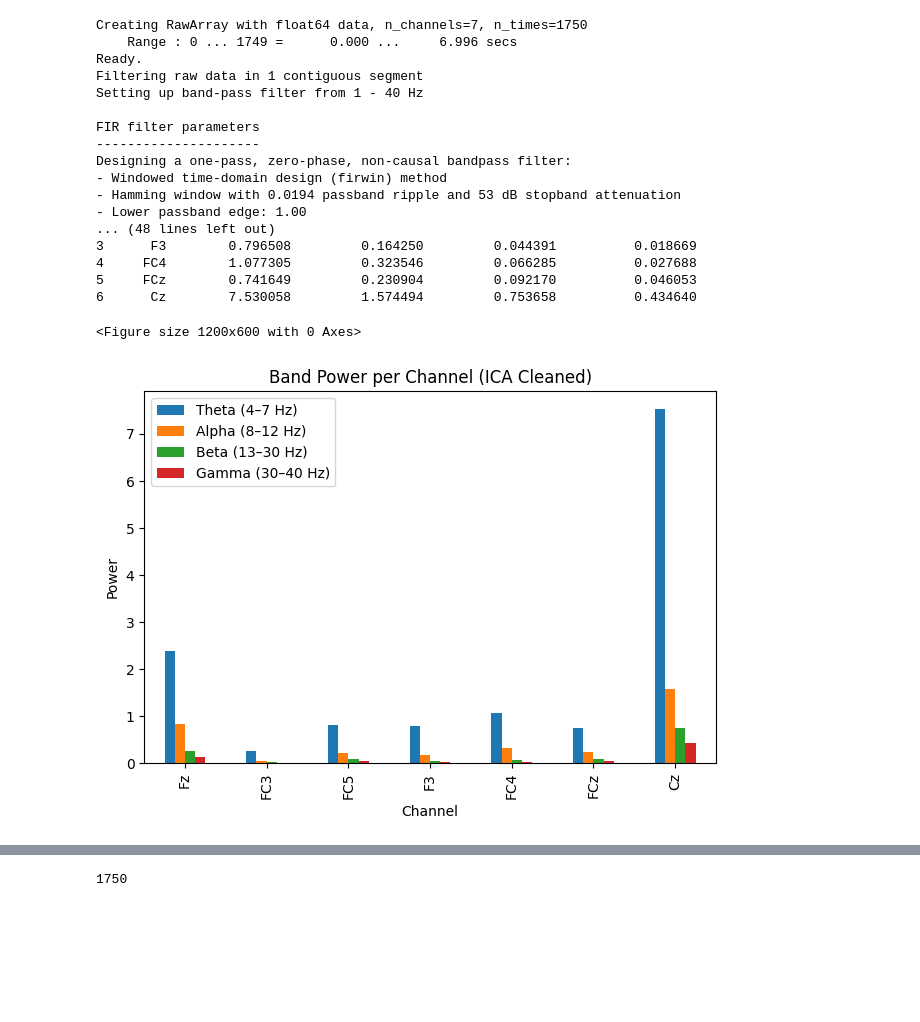
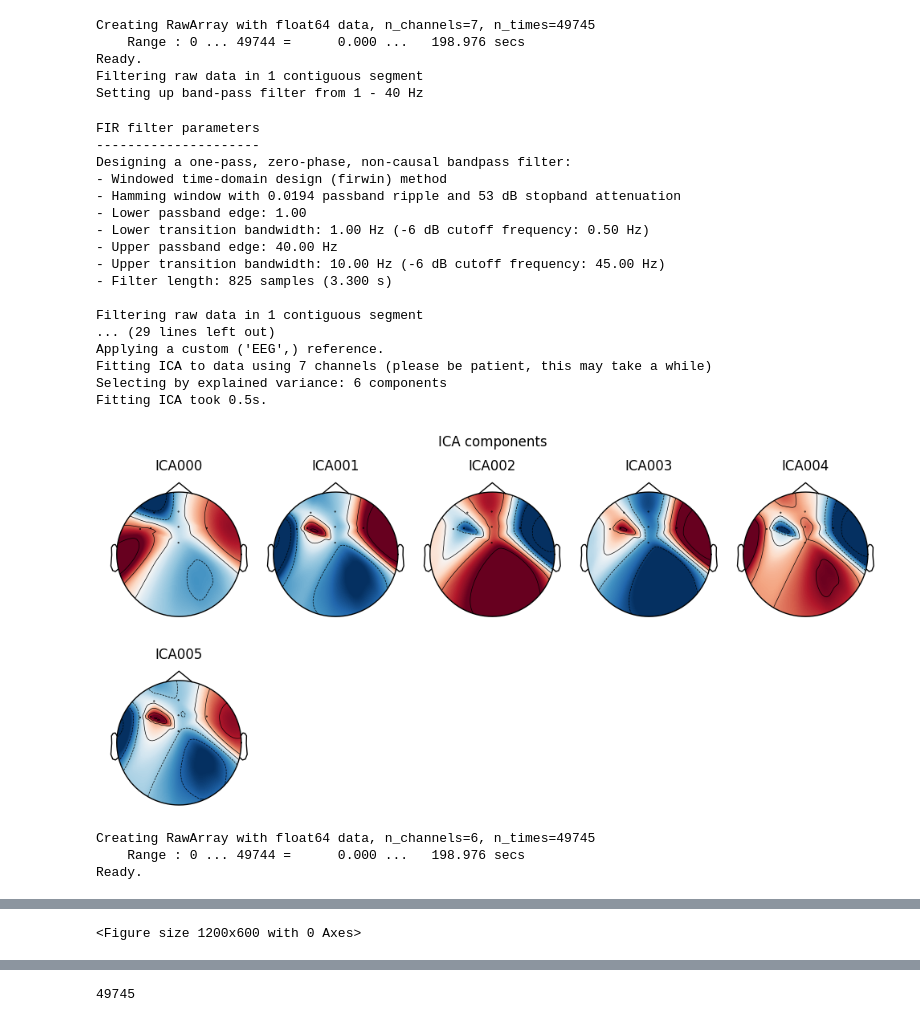
Before and after one commit to janetshin8030/OW_closedloop, a Jupyter notebook: PSDprocessing.ipynb, the cells around one changed output, grey strips where cells are left out. Drawn from its saved outputs; the diff is of its cells as text; code cells hidden in the pictures; blank space fills up the shorter version.

Commit message:
sham session + restructured data analysis

```diff
--- a/PSDprocessing.ipynb
+++ b/PSDprocessing.ipynb
@@ -3,23 +3,7 @@ import pandas as pd
 import numpy as np
 import mne
 # %%
-import os
-import pandas as pd
-
-base_dir = r"C:\Users\jshin\OW_closedloopLIFU\eeg_windows\raw\demo1023"
-windows = []
-# List all CSV files in the folder
-csv_files = [f for f in os.listdir(base_dir) if f.endswith(".csv")]
-
-# Sort by creation time (oldest first)
-csv_files.sort(key=lambda f: os.path.getctime(os.path.join(base_dir, f)))
-
-# Pick the first one
-first_file = csv_files[0]
-
-# Full path
-first_path = os.path.join(base_dir, first_file)
-
-# Load it
-full_eeg_df = pd.read_csv(first_path)
-full_eeg_df = full_eeg_df.drop(['Time', 't_rel', 'idx'], axis = 1)
+eeg_df = pd.read_csv("offline_2back_sham.csv")
+full_eeg_df = pd.read_csv("offline_2back_sham.csv")
+full_eeg_df.drop(['Time', ' Ch08'], axis = 1, inplace = True)
+full_eeg_df
@@ -35,6 +49,7 @@ import matplotlib.pyplot as plt
 
 # first_data: rows = samples, columns = 8 EEG channels
 # 1. Clean and Load Data
+
 df = pd.DataFrame(full_eeg_df.copy())
 df = df.replace([np.inf, -np.inf], np.nan)
 df = df.replace(-200000.0, np.nan)
@@ -75,15 +90,15 @@ raw.set_eeg_reference('average')
 
 # 5. ICA
 ica = mne.preprocessing.ICA(
-    n_components= 0.99999999,
+    n_components= 0.99999,
     random_state=97,
     max_iter='auto'
 )
 ica.fit(raw)
 
-# # Inspect components:
-# ica.plot_components()      # scalp maps
-# ica.plot_sources(raw)      # time series
+# Inspect components:
+ica.plot_components()      # scalp maps
+ica.plot_sources(raw)      # time series
 
 # After inspecting, set the components you want to remove:
 ica.exclude = [0,1]  # don't know how to do this
@@ -100,46 +115,53 @@ psds, freqs = raw_clean.compute_psd(
 def band_power(psds, freqs, fmin, fmax):
     mask = (freqs >= fmin) & (freqs <= fmax)
     return psds[:, mask].mean(axis=1)
 
 theta = band_power(psds, freqs, 4, 7)
 alpha = band_power(psds, freqs, 8, 12)
 beta  = band_power(psds, freqs, 13, 30)
 gamma = band_power(psds, freqs, 30, 40)
 
 # 8. Plotting
 bands_df = pd.DataFrame({
     'Channel': ch_names,
     'Theta (4–7 Hz)': theta,
     'Alpha (8–12 Hz)': alpha,
     'Beta (13–30 Hz)': beta,
     'Gamma (30–40 Hz)': gamma
 })
 
 print(bands_df)
 
 plt.figure(figsize=(12, 6))
 bands_df.set_index('Channel').plot(kind='bar')
 plt.ylabel('Power')
 plt.title('Band Power per Channel (ICA Cleaned)')
 plt.tight_layout()
 plt.show()
 # %% [output]
-Creating RawArray with float64 data, n_channels=7, n_times=1750
-    Range : 0 ... 1749 =      0.000 ...     6.996 secs
+Creating RawArray with float64 data, n_channels=7, n_times=49745
+    Range : 0 ... 49744 =      0.000 ...   198.976 secs
 Ready.
 Filtering raw data in 1 contiguous segment
 Setting up band-pass filter from 1 - 40 Hz
-
-FIR filter parameters
----------------------
-Designing a one-pass, zero-phase, non-causal bandpass filter:
-- Windowed time-domain design (firwin) method
-- Hamming window with 0.0194 passband ripple and 53 dB stopband attenuation
-- Lower passband edge: 1.00
-... (48 lines left out)
-3      F3        0.796508         0.164250         0.044391          0.018669
-4     FC4        1.077305         0.323546         0.066285          0.027688
-5     FCz        0.741649         0.230904         0.092170          0.046053
-6      Cz        7.530058         1.574494         0.753658          0.434640
-<Figure size 1200x600 with 0 Axes>
+FIR filter parameters
+---------------------
+Designing a one-pass, zero-phase, non-causal bandpass filter:
+- Windowed time-domain design (firwin) method
+- Hamming window with 0.0194 passband ripple and 53 dB stopband attenuation
+- Lower passband edge: 1.00
+- Lower transition bandwidth: 1.00 Hz (-6 dB cutoff frequency: 0.50 Hz)
+- Upper passband edge: 40.00 Hz
+- Upper transition bandwidth: 10.00 Hz (-6 dB cutoff frequency: 45.00 Hz)
+- Filter length: 825 samples (3.300 s)
+
+Filtering raw data in 1 contiguous segment
+... (29 lines left out)
+Applying a custom ('EEG',) reference.
+Fitting ICA to data using 7 channels (please be patient, this may take a while)
+Selecting by explained variance: 6 components
+Fitting ICA took 0.5s.
-[figure, old version]
+[figure, new version]
+Creating RawArray with float64 data, n_channels=6, n_times=49745
+    Range : 0 ... 49744 =      0.000 ...   198.976 secs
+Ready.
@@ -145,0 +182 @@ Designing a one-pass, zero-phase, non-causal bandpass filter:
+<Figure size 1200x600 with 0 Axes>
@@ -146,7 +184,7 @@ Designing a one-pass, zero-phase, non-causal bandpass filter:
 # %%
 len(data[0])
 # %% [output]
-1750
+49745
 # %%
 data = raw_clean.get_data()
 for channel in raw.ch_names:
```
Also changed, not shown: parts of 17 cells of this notebook, 42 other files.
